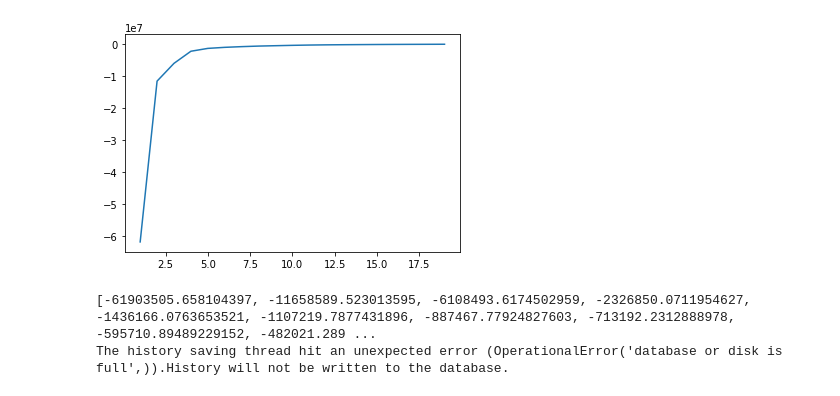
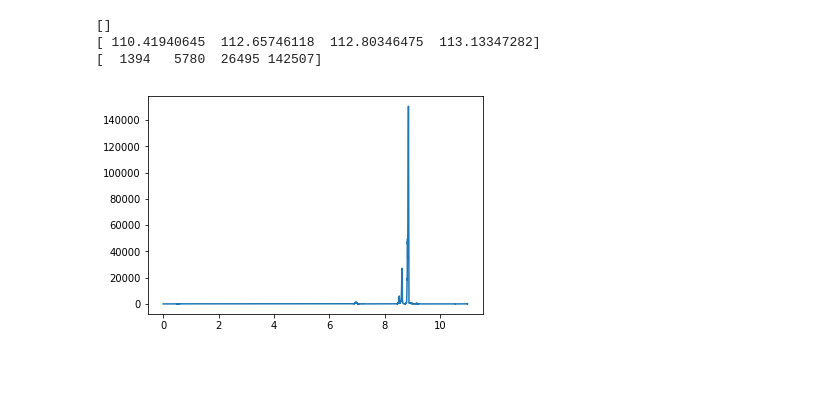
Before and after one commit to makka97/aspecscire, a Jupyter notebook: NormalScenario.ipynb, the cells around one changed output. Saved outputs shown, nothing was run; the diff lists cells and outputs as text; code cells hidden in the pictures; blank space fills up the shorter version.

```diff
--- a/NormalScenario.ipynb
+++ b/NormalScenario.ipynb
@@ -9,7 +9,7 @@ import pandas as pd
 # this allows GDAL to throw Python Exceptions
 gdal.UseExceptions()
 # %%
-src_ds = gdal.Open( "/home/malavika/clippedimage.tif" )
+src_ds = gdal.Open( "/home/malavika/tharangini_formwork_09_27.tif" )
 src_band = src_ds.GetRasterBand(1).ReadAsArray().astype(np.float).flatten()
 no_data_val = src_ds.GetRasterBand(1).GetNoDataValue()
 no_data_index = np.where(src_band==no_data_val)
@@ -23,16 +23,36 @@ clr_file.loc[:10,0] = sorted(cluster_center)
 pd_clr_file = pd.DataFrame(clr_file)
 pd_clr_file.to_csv("/home/malavika/clr_file.txt", sep = " ", float_format='string', header=None, index=None)
 # %%
+from sklearn.cluster import MiniBatchKMeans, KMeans
 scores = []
 for i in range(1,20):
-    scores.append(sklearn.cluster.KMeans(n_clusters = i).fit(src_band_array.reshape(-1,1)).score(src_band_array.reshape(-1,1)))
+    scores.append(MiniBatchKMeans(n_clusters = i, batch_size = 1000).fit(src_band_array.reshape(-1,1)).score(src_band_array.reshape(-1,1)))
 plt.clf()
 plt.plot(range(1,20),scores)
 plt.show()
-# %% [output]
-[figure, removed]
-# %%
-print(scores)
-# %% [output]
-[-61903505.658104397, -11658589.523013595, -6108493.6174502959, -2326850.0711954627, -1436166.0763653521, -1107219.7877431896, -887467.77924827603, -713192.2312888978, -595710.89489229152, -482021.289 ...
-The history saving thread hit an unexpected error (OperationalError('database or disk is full',)).History will not be written to the database.
+# %%
+import numpy as np
+from matplotlib import pyplot as plt
+import peakutils
+from peakutils.plot import plot as pplot
+from scipy.signal import find_peaks_cwt
+plt.clf()
+no_of_bins = int((src_band_array.max()-src_band_array.min())*1000)
+#plt.hist(src_band_array, bins = no_of_bins)
+data,bins = np.histogram(src_band_array, bins = no_of_bins)
+x = np.linspace(0, 11, no_of_bins)
+y = data
+plt.plot(x, y)
+peaks = peakutils.peak.indexes(y, thres=500, min_dist=0.001)
+indexes = find_peaks_cwt(y,np.arange(1,100))
+print(peaks)
+print(bins[indexes])
+print(data[indexes])
+xin = np.linspace(0, 11, len(data[indexes]))
+#plt.scatter(xin,data[indexes], c='r')
+plt.show()
+# %% [output]
+[]
+[ 110.41940645  112.65746118  112.80346475  113.13347282]
+[  1394   5780  26495 142507]
+[figure, added]
```
Also changed, not shown: parts of 3 cells of this notebook, 7 other files.
